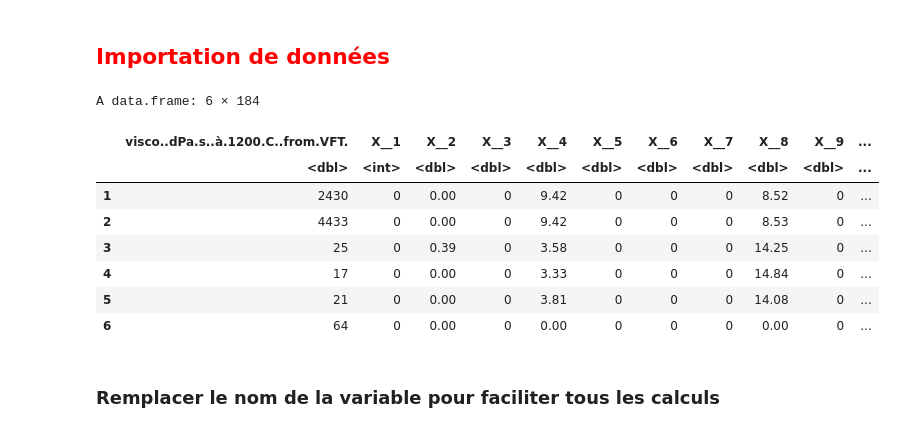
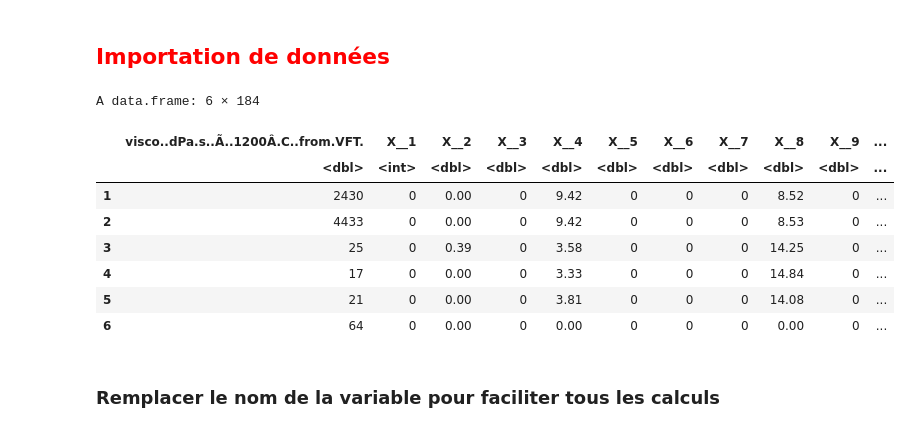
Before and after one commit to supetite/Projet-IPPON, a Jupyter notebook: Traitement des donnees.ipynb, the cells around one changed output. Saved outputs shown, nothing was run; the diff lists cells and outputs as text; code cells hidden in the pictures.

```diff
--- a/Traitement des donnees.ipynb
+++ b/Traitement des donnees.ipynb
@@ -16,12 +16,12 @@ library(tidyverse)
 # %% [markdown]
 ## <FONT COLOR="Red"> Importation de données
 # %%
-visco_input<-read.csv("visco.csv")
+visco_input<-read.csv("Table visco 1200C.csv")
 data_visco = visco_input[,4:187]
 head(data_visco)
 # %% [output]
 A data.frame: 6 × 184
-|  | visco..dPa.s..à.1200.C..from.VFT. | X__1 | X__2 | X__3 | X__4 | X__5 | X__6 | X__7 | X__8 | X__9 | ... |
+|  | visco..dPa.s..Ã..1200Â.C..from.VFT. | X__1 | X__2 | X__3 | X__4 | X__5 | X__6 | X__7 | X__8 | X__9 | ... |
 |  | <dbl> | <int> | <dbl> | <dbl> | <dbl> | <dbl> | <dbl> | <dbl> | <dbl> | <dbl> | ... |
 | 1 | 2430 | 0 | 0.00 | 0 | 9.42 | 0 | 0 | 0 | 8.52 | 0 | ... |
 | 2 | 4433 | 0 | 0.00 | 0 | 9.42 | 0 | 0 | 0 | 8.53 | 0 | ... |
```
Also changed, not shown: parts of 9 cells of this notebook, 4 other files.
